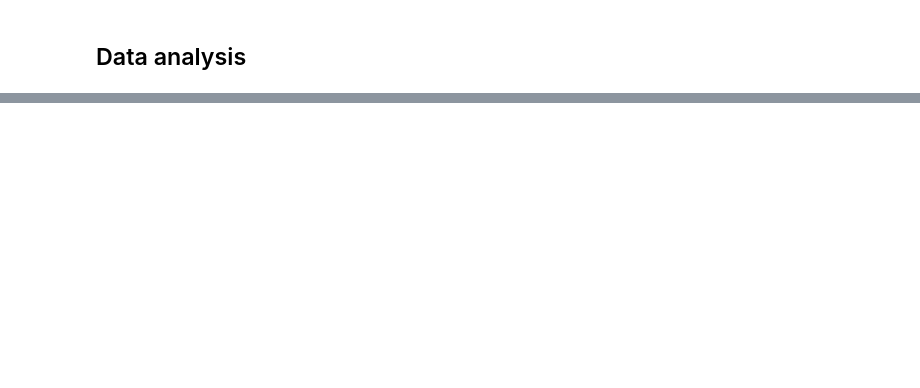
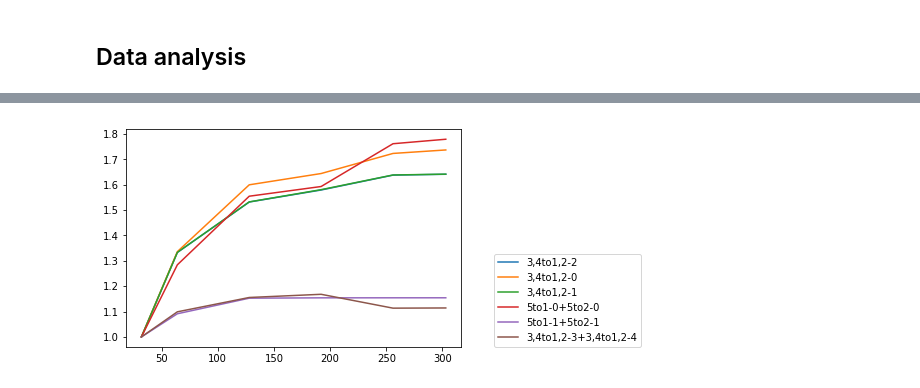
Before and after one commit to luigigenovese/KPM-nb, a Jupyter notebook: POLARIZABILITY/N2/Analysis_of_Excitonic_States.ipynb, the cells around one changed output, grey strips where cells are left out. Drawn from its saved outputs; the diff is of its cells as text; code cells hidden in the pictures; blank space fills up the shorter version.

```diff
--- a/POLARIZABILITY/N2/Analysis_of_Excitonic_States.ipynb
+++ b/POLARIZABILITY/N2/Analysis_of_Excitonic_States.ipynb
@@ -201,0 +167,4 @@ selected transition :  5to2
+# %%
+R.sotPlotNorm(sot)
+# %% [output]
+[figure, added]
```
Also changed, not shown: parts of 41 cells of this notebook, 1 other file.
